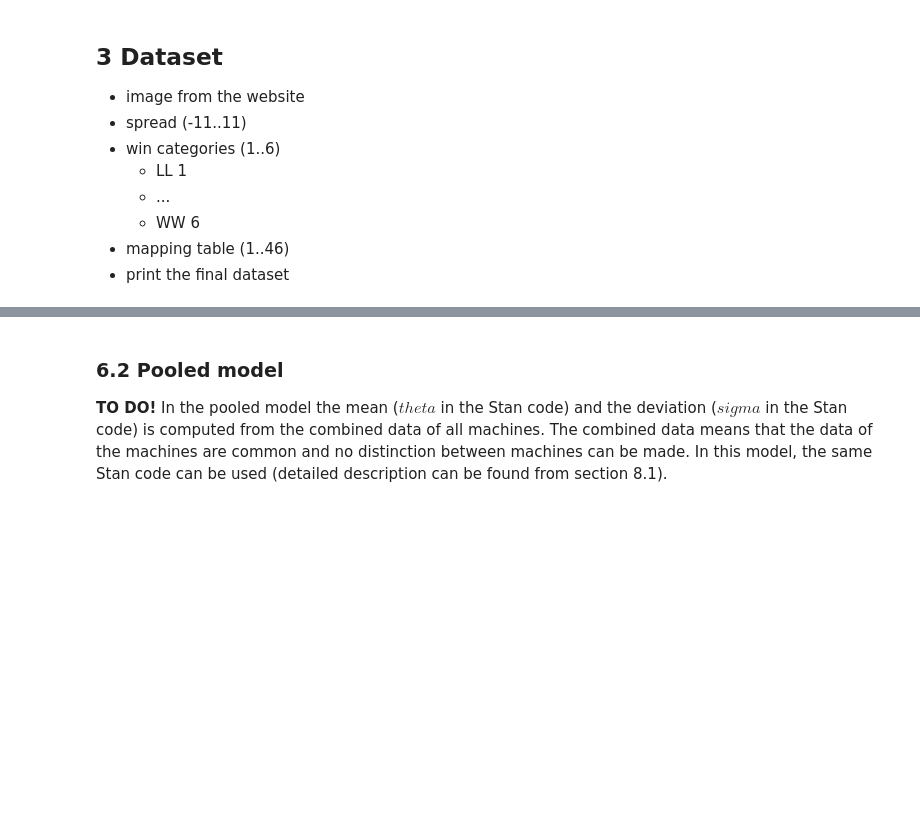
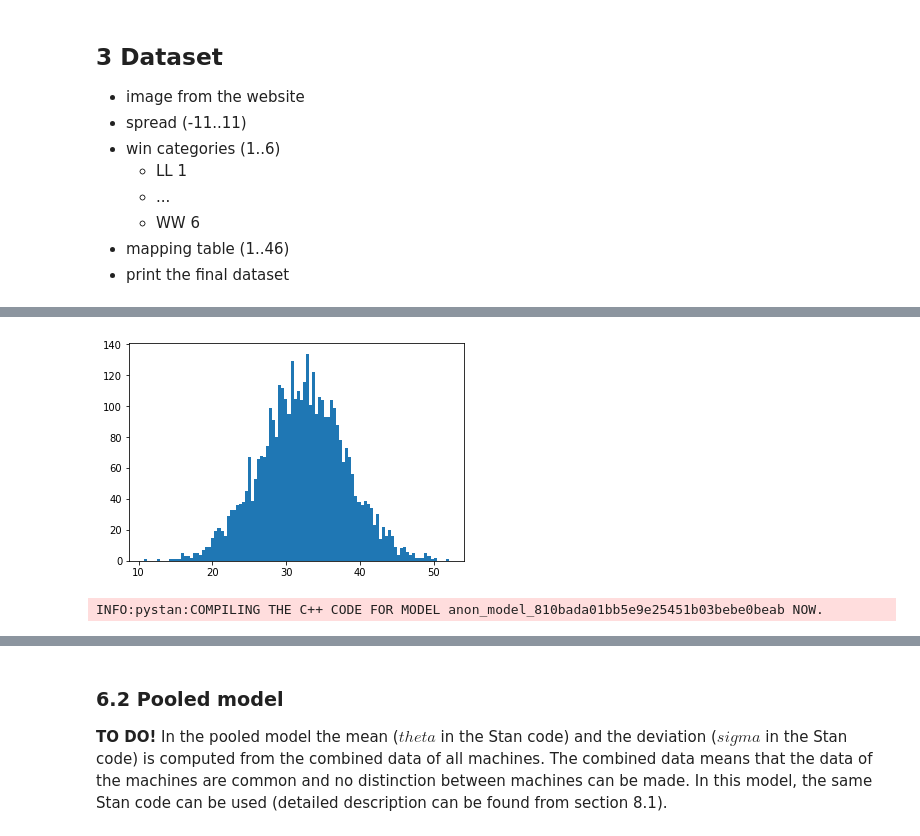
Before and after one commit to fuksi/bda_project_2018, a Jupyter notebook: notebook/BWF Badminton.ipynb, the cells around one changed output, grey strips where cells are left out. Drawn from its saved outputs; the diff is of its cells as text; code cells hidden in the pictures; blank space fills up the shorter version.

Commit message:
Add stan models

```diff
--- a/notebook/BWF Badminton.ipynb
+++ b/notebook/BWF Badminton.ipynb
@@ -52,13 +53,24 @@ warnings.filterwarnings('ignore')
 * print the final dataset
 # %%
 # Read data and preprocess it
+data = []
 
+filenames = os.listdir(r'./data/')
+for idx, filename in enumerate(filenames):
+    #df = pd.read_csv(f'data//{filename}')
+    col = np.loadtxt(f'data//{filename}').tolist()[0:67]
+    if (idx == (len(filenames) - 1)):
+        last = col[0:67]
+    else:
+        data.append(col)
+
+np_data = np.array(data)
 #+ other stuff
 
 # preview some first rows
-data.head()
+#data.head()
 
 # some summary
-data.describe()
+#data.describe()
 
 #print number of observations (matches) and number of predictors (tournaments)
@@ -139,0 +186,2 @@ model {
+# %%
+pool_uni_df, pool_uni_fit = compute_model(r'stan_code/pool_uniform_prior.stan', pooled_data_model)
@@ -139,0 +190,8 @@ model {
+# %%
+plot_ypred(pool_uni_fit)
+# %% [output]
+[figure, added]
+# %%
+pool_inv_df, pool_inv_fit = compute_model(r'stan_code/pool_inverse_gamma_prior.stan', pooled_data_model)
+# %% [output]
+INFO:pystan:COMPILING THE C++ CODE FOR MODEL anon_model_810bada01bb5e9e25451b03bebe0beab NOW.
```
Also changed, not shown: parts of 17 cells of this notebook, 17 other files.
